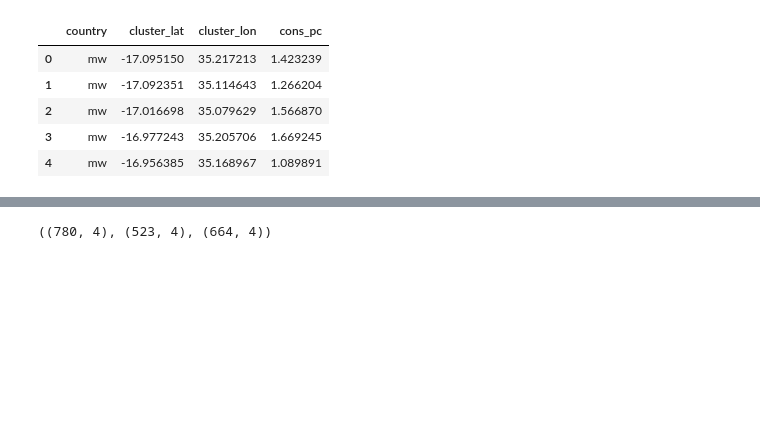
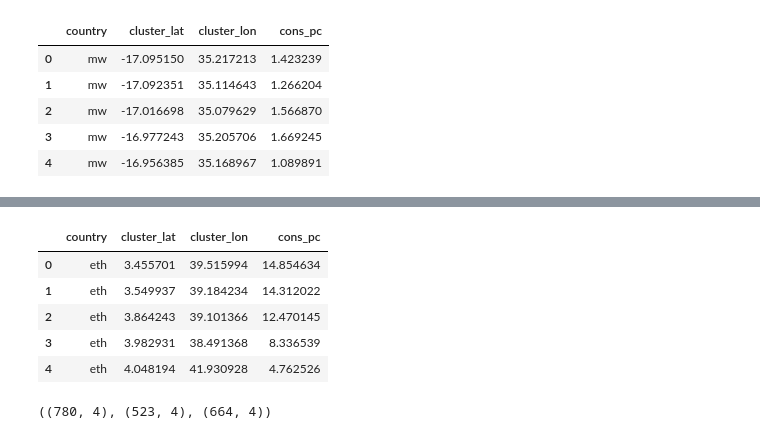
Before and after one commit to fhalamos/predicting-poverty-replication, a Jupyter notebook: scripts/process_survey_data.ipynb, the cells around one changed output, grey strips where cells are left out. Drawn from its saved outputs; the diff is of its cells as text; code cells hidden in the pictures; blank space fills up the shorter version.

```diff
--- a/scripts/process_survey_data.ipynb
+++ b/scripts/process_survey_data.ipynb
@@ -215,0 +167,9 @@ df_eth = process_ethiopia()
+# %%
+df_eth.head()
+# %% [output]
+|  | country | cluster_lat | cluster_lon | cons_pc |
+| 0 | eth | 3.455701 | 39.515994 | 14.854634 |
+| 1 | eth | 3.549937 | 39.184234 | 14.312022 |
+| 2 | eth | 3.864243 | 39.101366 | 12.470145 |
+| 3 | eth | 3.982931 | 38.491368 | 8.336539 |
+| 4 | eth | 4.048194 | 41.930928 | 4.762526 |
```
Also changed, not shown: parts of 5 cells of this notebook.
